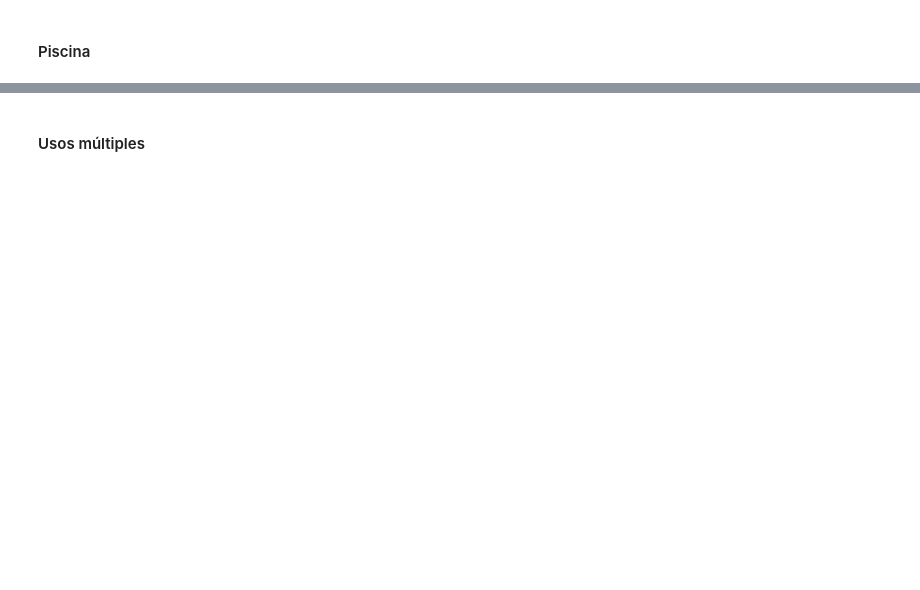
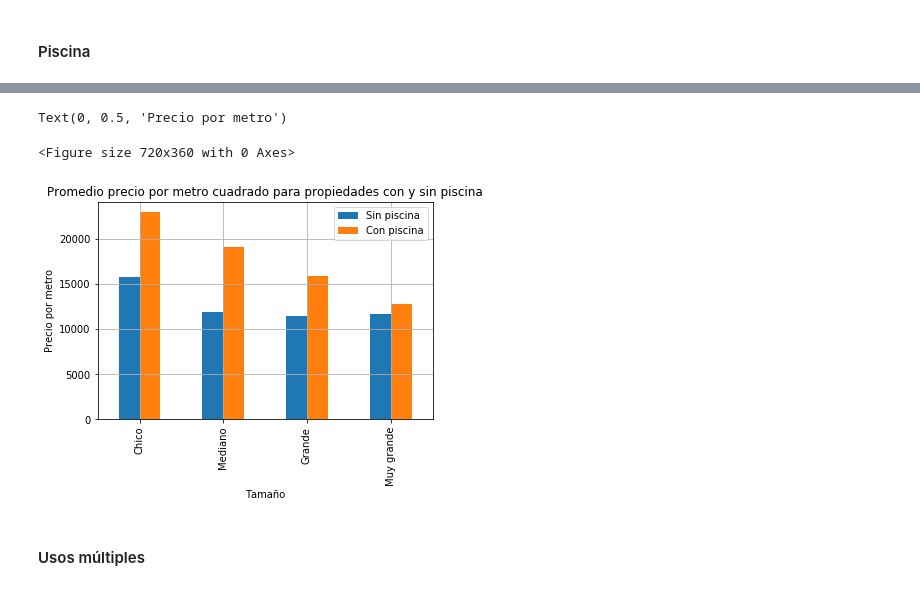
Before and after one commit to Manuel-Sturla/TP1-Datos, a Jupyter notebook: Analsis_metros.ipynb, the cells around one changed output, grey strips where cells are left out. Saved outputs shown, nothing was run; the diff lists cells and outputs as text; code cells hidden in the pictures; blank space fills up the shorter version.

```diff
--- a/Analsis_metros.ipynb
+++ b/Analsis_metros.ipynb
@@ -370,11 +499,15 @@ precio_piscina.reset_index().plot.bar(x="clasif_tamanio", y=precio_piscina.colum
 # %%
 precio_piscina = pd.pivot_table(categorias_booleanas, index = "clasif_tamanio", columns = "piscina", values="precioxmetro")
 precio_piscina.columns = ["Sin piscina", "Con piscina"]
 plt.figure(figsize=(10,5))
-g = precio_piscina.reset_index().plot.bar(x="clasif_tamanio", y=["Sin piscina", "Con piscina"], grid = True)
-plt.title("Precio por metro cuadrado para propiedades con y sin piscina")
+g = precio_piscina.reindex(["Chico", "Mediano", "Grande", "Muy grande"]).reset_index().plot.bar(x="clasif_tamanio", y=["Sin piscina", "Con piscina"], grid = True)
+plt.title("Promedio precio por metro cuadrado para propiedades con y sin piscina")
 g.set_xlabel("Tamaño")
 g.set_ylabel("Precio por metro")
+# %% [output]
+Text(0, 0.5, 'Precio por metro')
+<Figure size 720x360 with 0 Axes>
+[figure, added]
 # %% [markdown]
 #### Usos múltiples
 # %%
```
Also changed, not shown: parts of 40 cells of this notebook.
